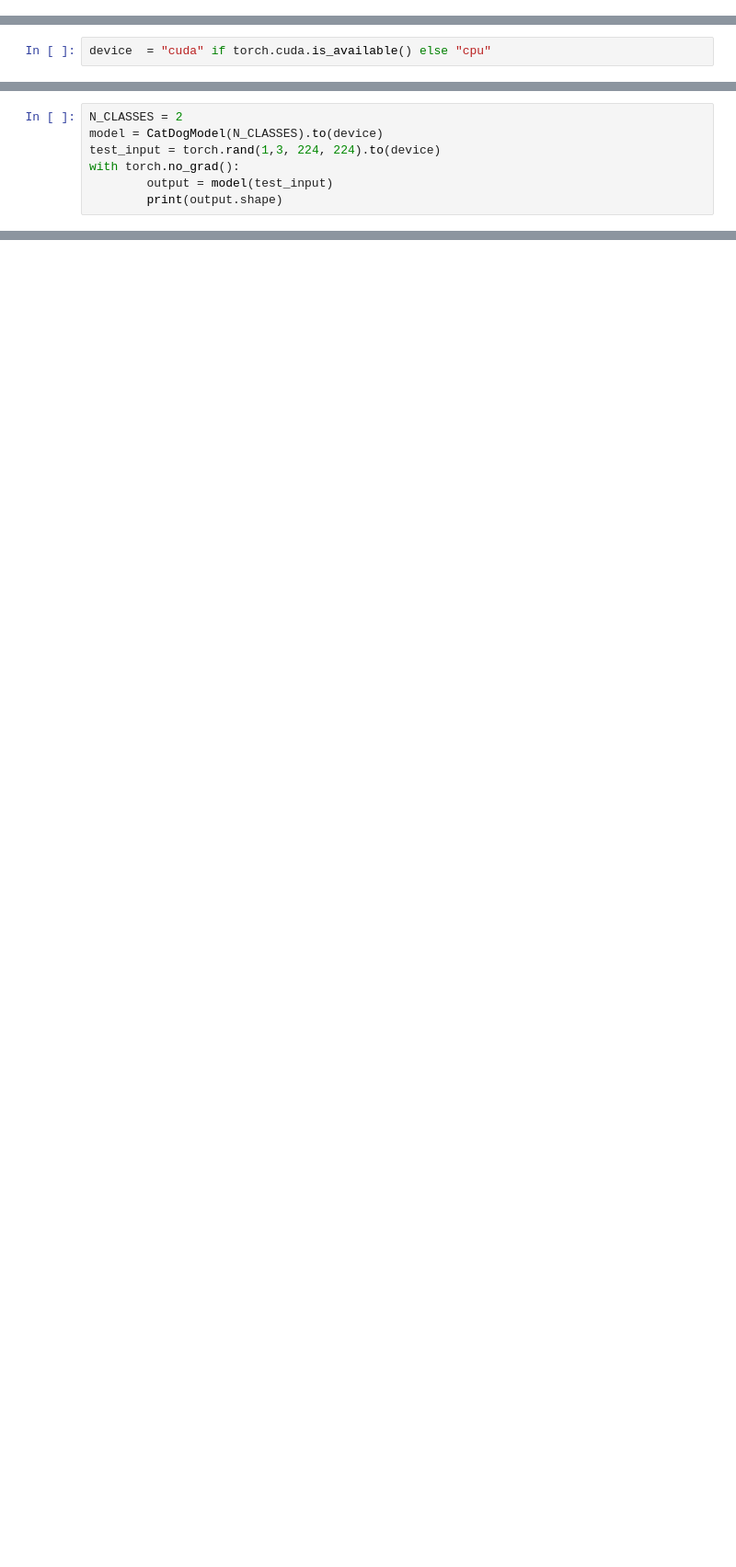
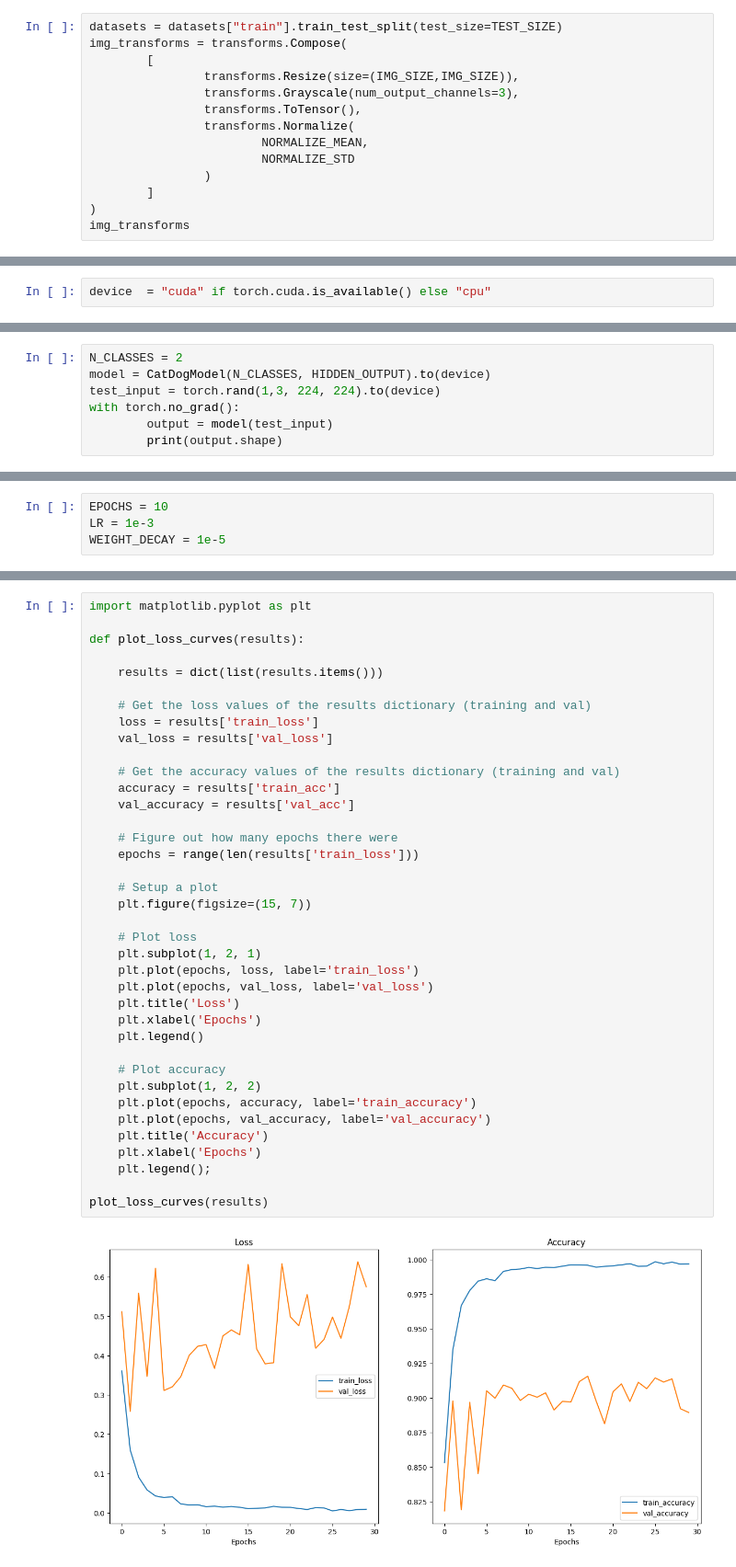
Before and after one commit to LamTS72/Deployment_AI, a Jupyter notebook: train_model/train.ipynb, the cells around one changed output, grey strips where cells are left out. Shown at 92% size. Cells and saved outputs as stored; diff of their text form; blank space fills up the shorter version.

```diff
--- a/train_model/train.ipynb
+++ b/train_model/train.ipynb
@@ -29,0 +56,14 @@ img_transforms = transforms.Compose(
+# %%
+datasets = datasets["train"].train_test_split(test_size=TEST_SIZE)
+img_transforms = transforms.Compose(
+        [
+                transforms.Resize(size=(IMG_SIZE,IMG_SIZE)),
+                transforms.Grayscale(num_output_channels=3),
+                transforms.ToTensor(),
+                transforms.Normalize(
+                        NORMALIZE_MEAN,
+                        NORMALIZE_STD
+                )
+        ]
+)
+img_transforms
@@ -91,6 +151,6 @@ device  = "cuda" if torch.cuda.is_available() else "cpu"
 # %%
 N_CLASSES = 2
-model = CatDogModel(N_CLASSES).to(device)
+model = CatDogModel(N_CLASSES, HIDDEN_OUTPUT).to(device)
 test_input = torch.rand(1,3, 224, 224).to(device)
 with torch.no_grad():
         output = model(test_input)
@@ -98 +200,5 @@ with torch.no_grad():
+# %%
+EPOCHS = 10
+LR = 1e-3
+WEIGHT_DECAY = 1e-5
 # %%
@@ -137,2 +276,42 @@ for  epoch in range(EPOCHS):
+# %%
+import matplotlib.pyplot as plt
+
+def plot_loss_curves(results):
+
+    results = dict(list(results.items()))
+
+    # Get the loss values of the results dictionary (training and val)
+    loss = results['train_loss']
+    val_loss = results['val_loss']
+
+    # Get the accuracy values of the results dictionary (training and val)
+    accuracy = results['train_acc']
+    val_accuracy = results['val_acc']
+
+    # Figure out how many epochs there were
+    epochs = range(len(results['train_loss']))
+
+    # Setup a plot
+    plt.figure(figsize=(15, 7))
+
+    # Plot loss
+    plt.subplot(1, 2, 1)
+    plt.plot(epochs, loss, label='train_loss')
+    plt.plot(epochs, val_loss, label='val_loss')
+    plt.title('Loss')
+    plt.xlabel('Epochs')
+    plt.legend()
+
+    # Plot accuracy
+    plt.subplot(1, 2, 2)
+    plt.plot(epochs, accuracy, label='train_accuracy')
+    plt.plot(epochs, val_accuracy, label='val_accuracy')
+    plt.title('Accuracy')
+    plt.xlabel('Epochs')
+    plt.legend();
+
+plot_loss_curves(results)
+# %% [output]
+[figure, added]
 # %%
 SAVE_PATH = "catdog_weights.pt"
```
Also changed, not shown: parts of 14 cells of this notebook, 15 other files.
